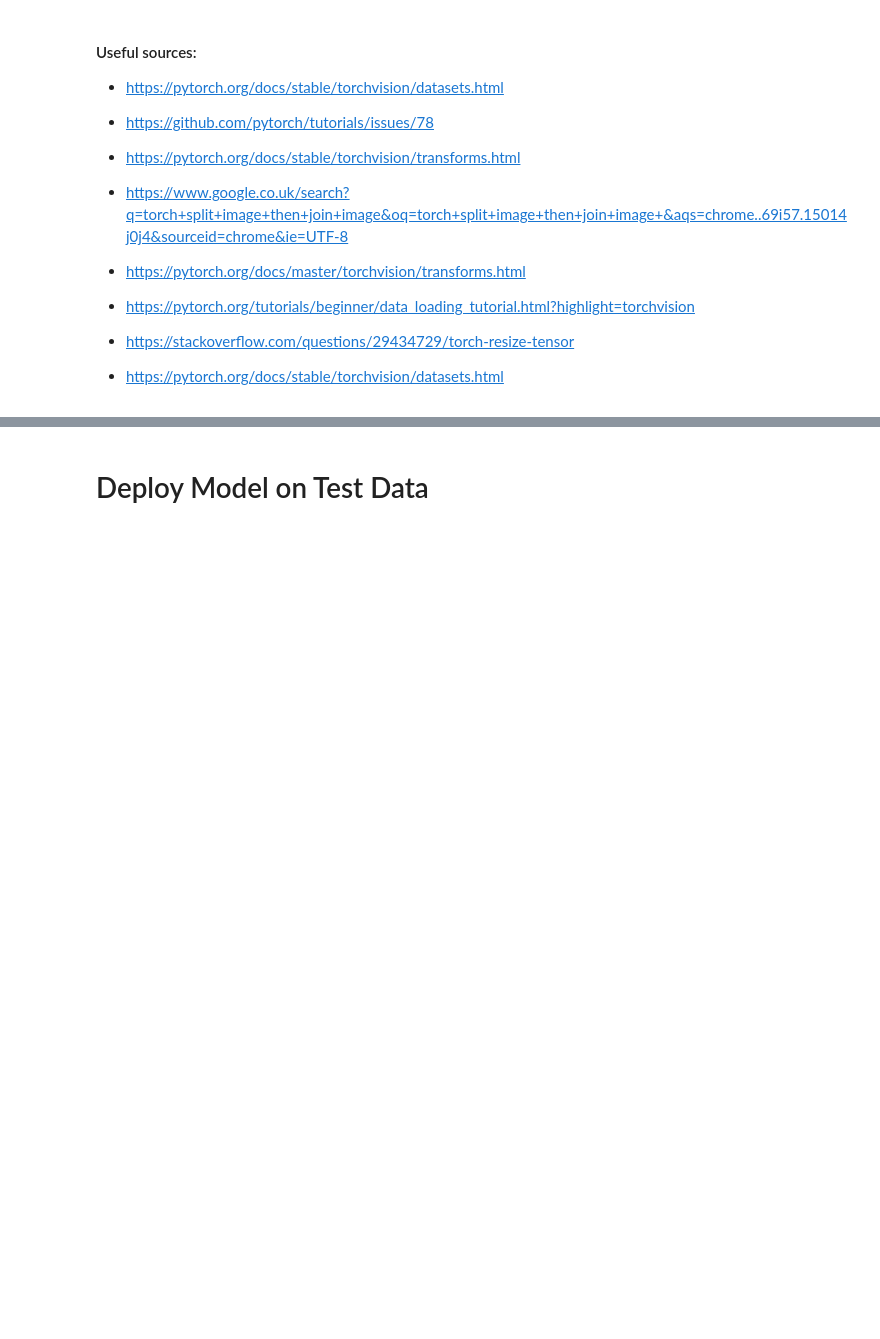
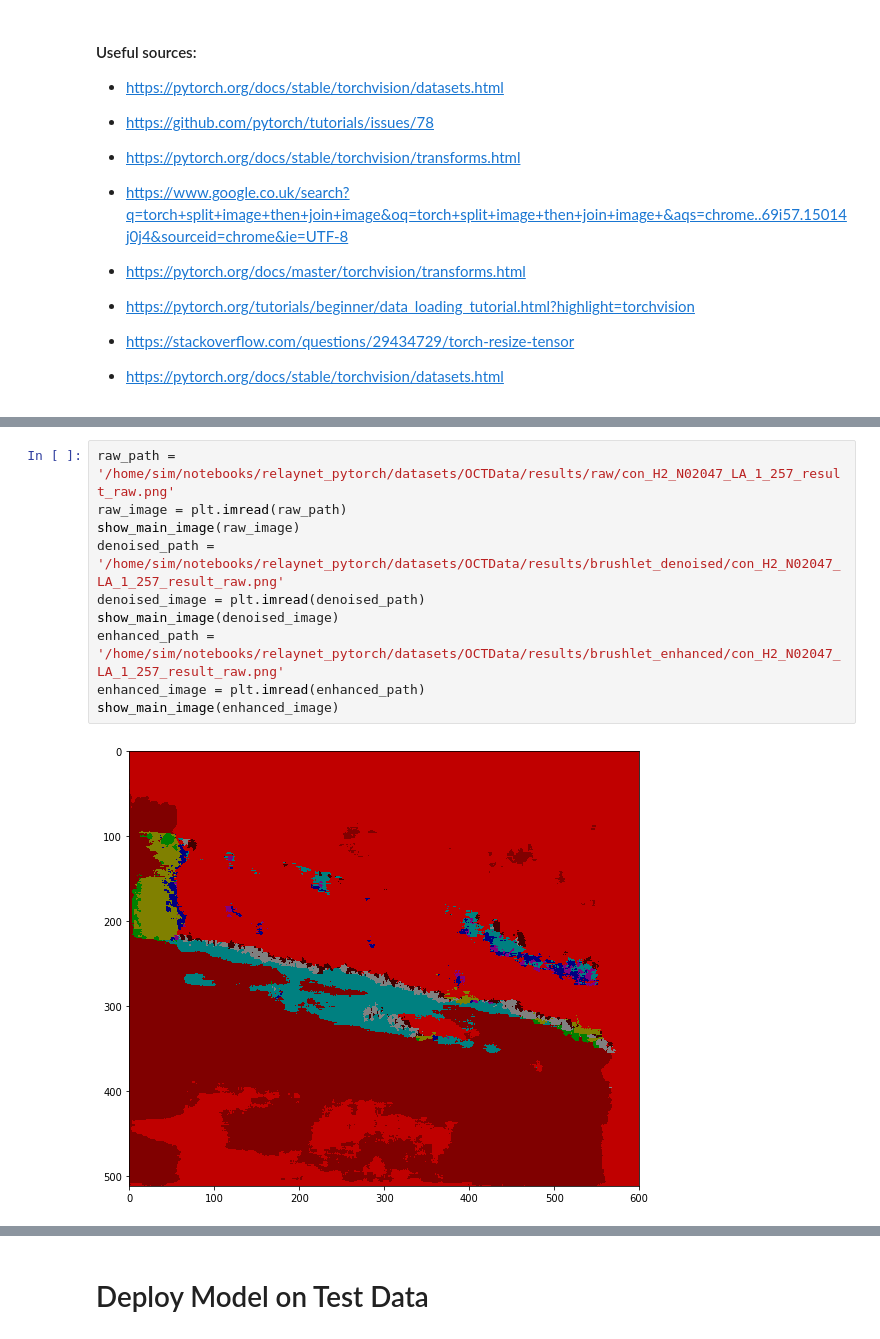
Before and after one commit to simasima121/relaynet_pytorch, a Jupyter notebook: Sim_Run_Relaynet.ipynb, the cells around one changed output, grey strips where cells are left out. Saved outputs shown, nothing was run; the diff lists cells and outputs as text; blank space fills up the shorter version.

```diff
--- a/Sim_Run_Relaynet.ipynb
+++ b/Sim_Run_Relaynet.ipynb
@@ -381,0 +340,12 @@ from torchvision import transforms, datasets
+# %%
+raw_path = '/home/sim/notebooks/relaynet_pytorch/datasets/OCTData/results/raw/con_H2_N02047_LA_1_257_result_raw.png'
+raw_image = plt.imread(raw_path)
+show_main_image(raw_image)
+denoised_path = '/home/sim/notebooks/relaynet_pytorch/datasets/OCTData/results/brushlet_denoised/con_H2_N02047_LA_1_257_result_raw.png'
+denoised_image = plt.imread(denoised_path)
+show_main_image(denoised_image)
+enhanced_path = '/home/sim/notebooks/relaynet_pytorch/datasets/OCTData/results/brushlet_enhanced/con_H2_N02047_LA_1_257_result_raw.png'
+enhanced_image = plt.imread(enhanced_path)
+show_main_image(enhanced_image)
+# %% [output]
+[figure, added]
```
Also changed, not shown: parts of 13 cells of this notebook, 6 other files.
